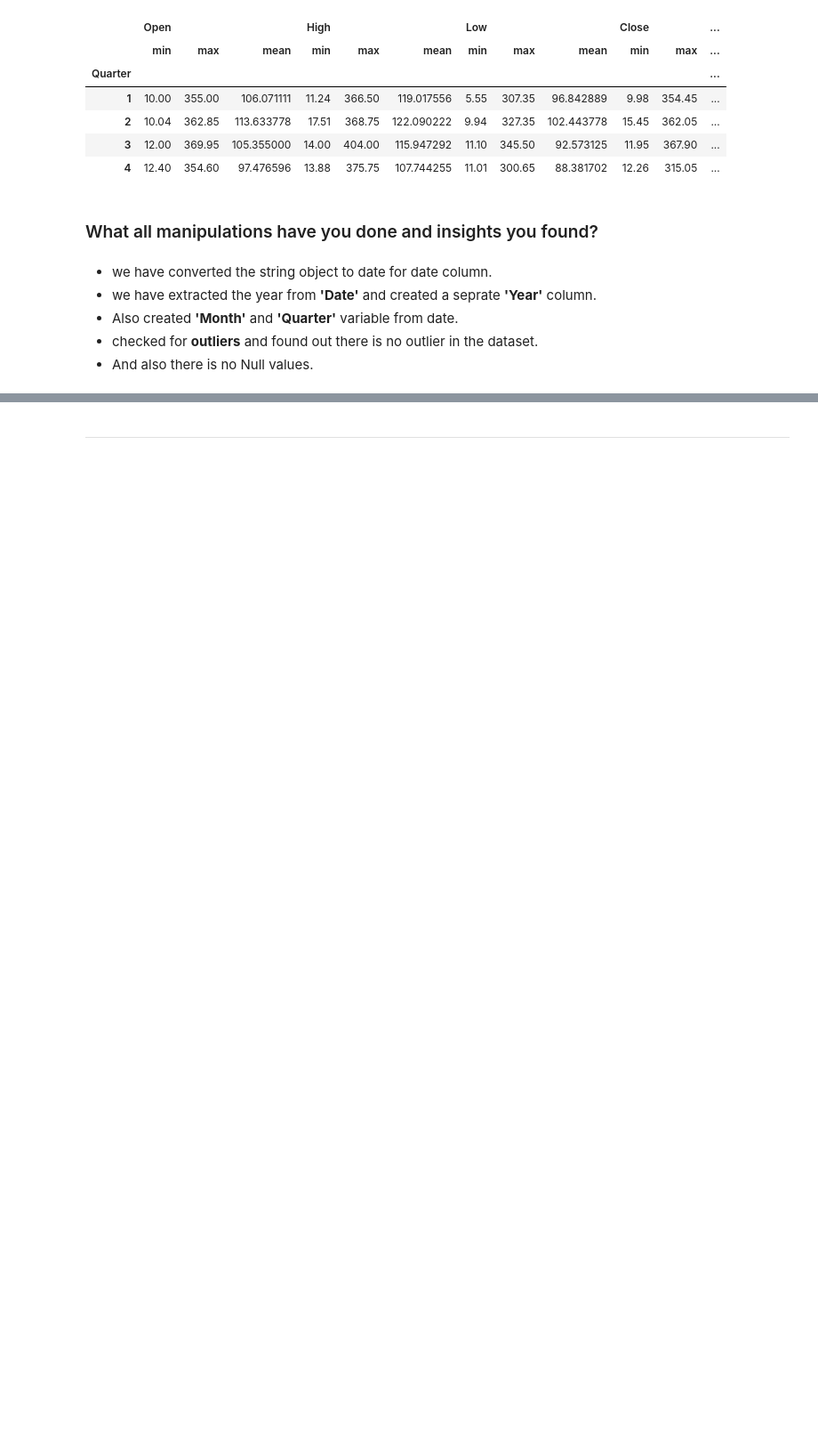
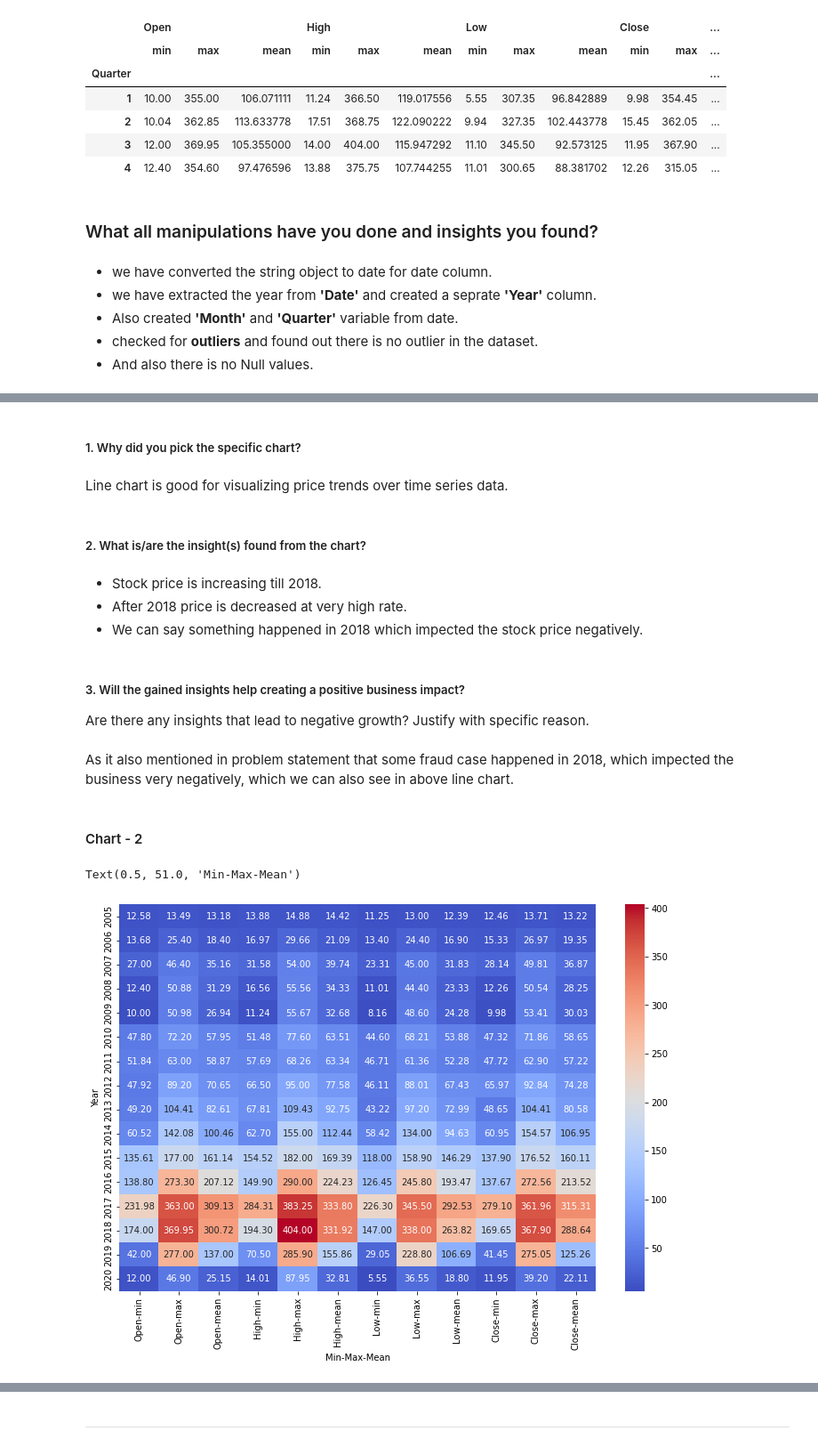
Before and after one commit to kuldeep-sngh/Yes-Bank-Stock-Closing-Price-Prediction, a Jupyter notebook: Yes_Bank_Stock_Closing_Price_Prediction.ipynb, the cells around one changed output, grey strips where cells are left out. Shown at 89% size. Saved outputs shown, nothing was run; the diff lists cells and outputs as text; code cells hidden in the pictures; blank space fills up the shorter version.

```diff
--- a/Yes_Bank_Stock_Closing_Price_Prediction.ipynb
+++ b/Yes_Bank_Stock_Closing_Price_Prediction.ipynb
@@ -415,0 +430,26 @@ df.groupby('Quarter').aggregate({'Open' : [min, max, 'mean'], 'High' : [min, max
+# %% [markdown]
+##### 1. Why did you pick the specific chart?
+# %% [markdown]
+Line chart is good for visualizing price trends over time series data.
+# %% [markdown]
+##### 2. What is/are the insight(s) found from the chart?
+# %% [markdown]
+* Stock price is increasing till 2018.
+* After 2018 price is decreased at very high rate.
+* We can say something happened in 2018 which impected the stock price negatively.
+# %% [markdown]
+##### 3. Will the gained insights help creating a positive business impact?
+Are there any insights that lead to negative growth? Justify with specific reason.
+# %% [markdown]
+As it also mentioned in problem statement that some fraud case happened in 2018, which impected the business very negatively, which we can also see in above line chart.
+# %% [markdown]
+#### Chart - 2
+# %%
+# Visualizing min, max and mean prices for each year
+Year_prices_df = df.groupby('Year').aggregate({'Open' : [min, max, 'mean'], 'High' : [min, max, 'mean'], 'Low' : [min, max, 'mean'], 'Close' : [min, max, 'mean']})
+plt.figure(figsize = (12,8))
+sns.heatmap(Year_prices_df , annot = True, cmap = 'coolwarm', fmt='.2f')
+plt.xlabel('Min-Max-Mean')
+# %% [output]
+Text(0.5, 51.0, 'Min-Max-Mean')
+[figure, added]
```
Also changed, not shown: parts of 267 cells of this notebook.
